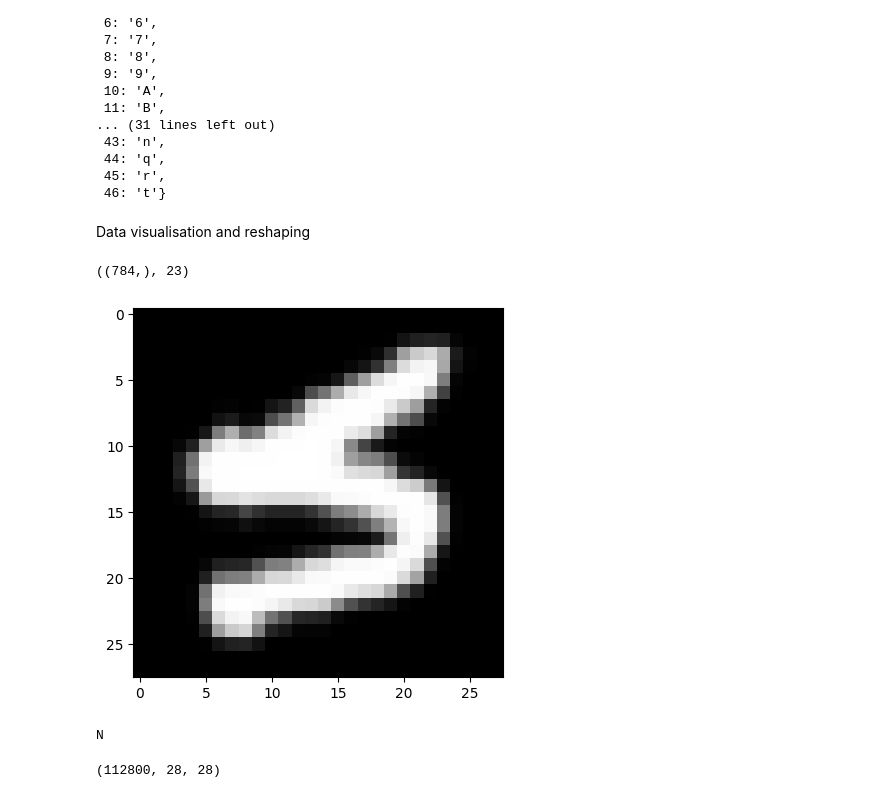
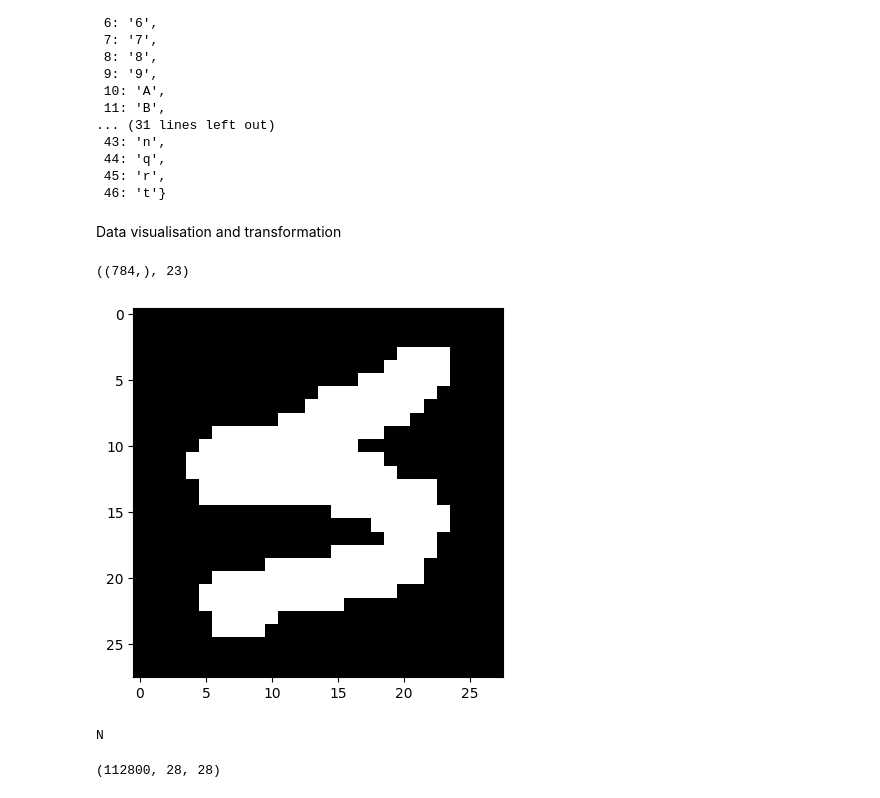
Before and after one commit to mohitpg/SimpleTextExtractor, a Jupyter notebook: model.ipynb, the cells around one changed output. Cells and saved outputs as stored; diff of their text form; code cells hidden in the pictures.

```diff
--- a/model.ipynb
+++ b/model.ipynb
@@ -35,7 +33,0 @@ print(z.max(),z.min())
-# %%
-X_train = train_df.loc[:, 1:]
-y_train = train_df.loc[:, 0]
-X_test = test_df.loc[:, 1:]
-y_test = test_df.loc[:, 0]
-
-X_train.shape, y_train.shape
@@ -70,7 +60,7 @@ label_dictionary
  45: 'r',
  46: 't'}
 # %% [markdown]
-Data visualisation and reshaping
+Data visualisation and transformation
 # %%
 sample_image = X_train.iloc[42]
 sample_label = y_train.iloc[42]
@@ -78,10 +68,12 @@ sample_image.shape, sample_label
 # %% [output]
 ((784,), 23)
 # %%
-plt.imshow(sample_image.values.reshape(28,28), cmap=plt.cm.gray)
+sample_image=sample_image.values.astype(np.uint8).reshape(28,28)
+sample_image= cv2.threshold(sample_image, 100, 255, cv2.THRESH_BINARY)[1]
+plt.imshow(sample_image, cmap=plt.cm.gray)
 plt.show()
 print(label_dictionary[sample_label])
 # %% [output]
-[figure, old version]
+[figure, new version]
 N
 # %%
```
Also changed, not shown: parts of 17 cells of this notebook, 1 other file.
